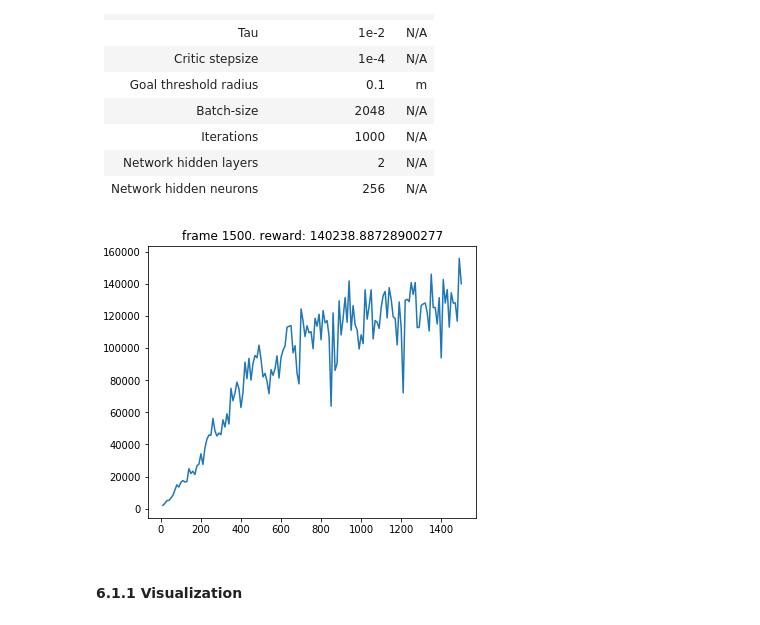
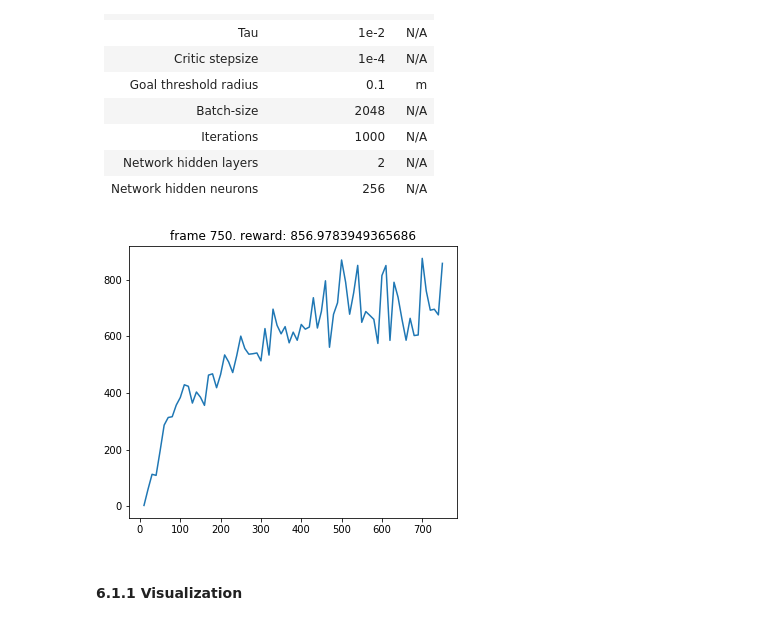
Before and after one commit to seanny1986/quadrotor, a Jupyter notebook: waypoint_navigation.ipynb, the cells around one changed output. Saved outputs shown, nothing was run; the diff lists cells and outputs as text; code cells hidden in the pictures.

```diff
--- a/waypoint_navigation.ipynb
+++ b/waypoint_navigation.ipynb
@@ -521,17 +521,21 @@ We conduct the following experiments:
 
 All agents are trained using the *exact same* reward function and weightings. To make this explicit, we include the reward function below, and pass it to the environment for training. We will repeat this step for all test environments:
 # %%
-from math import sin, cos
+from math import sin, cos, exp
 
 def reward_func(self, state, action, normalized_rpm):
         xyz, sin_zeta, cos_zeta, uvw, pqr = state
 
         # agent gets a negative reward based on how far away it is from the desired goal state
-        guide_rew = 1/self.curr_dist if self.curr_dist > self.goal_thresh else 1/self.goal_thresh
-        dist_rew = 100*(self.prev_dist-self.curr_dist+guide_rew)
-        att_rew = 100*(self.prev_att_sin+self.prev_att_cos-self.curr_att_sin-self.curr_att_cos)
-        vel_rew = 50*(self.prev_vel-self.curr_vel)
-        ang_rew = 50*(self.prev_ang-self.curr_ang)
+        if not self.flagged:
+            guide_rew = self.curr_dist if self.curr_dist > self.goal_thresh else self.goal_thresh
+        else:
+            guide_rew = 0
+
+        dist_rew = 10*(self.prev_dist-self.curr_dist+exp(-guide_rew)/exp(-self.goal_thresh))
+        att_rew = 10*(self.prev_att_sin+self.prev_att_cos-self.curr_att_sin-self.curr_att_cos)
+        vel_rew = 5*(self.prev_vel-self.curr_vel)
+        ang_rew = 5*(self.prev_ang-self.curr_ang)
 
         # agent gets a negative reward for excessive action inputs
         ctrl_rew = -sum([((a-self.hov_rpm)/self.max_rpm)**2 for a in action])
@@ -539,8 +543,8 @@ def reward_func(self, state, action, normalized_rpm):
         ctrl_rew -= 0*sum([(x-y)**2 for x, y in zip(xyz, self.prev_xyz)])
         ctrl_rew -= 0*sum([(z-sin(k))**2 for z, k in zip(sin_zeta, self.prev_zeta)])
         ctrl_rew -= 0*sum([(z-cos(k))**2 for z, k in zip(cos_zeta, self.prev_zeta)])
-        ctrl_rew -= 10*sum([(u-v)**2 for u, v in zip(uvw, self.prev_uvw)])
-        ctrl_rew -= 10*sum([(p-q)**2 for p, q in zip(pqr, self.prev_pqr)])
+        ctrl_rew -= 100*sum([(u-v)**2 for u, v in zip(uvw, self.prev_uvw)])
+        ctrl_rew -= 100*sum([(p-q)**2 for p, q in zip(pqr, self.prev_pqr)])
 
         # time reward for staying in the air
         time_rew = 0.
@@ -548,11 +552,13 @@ def reward_func(self, state, action, normalized_rpm):
         # calculate total reward
         total_reward = dist_rew+att_rew+vel_rew+ang_rew+ctrl_rew+time_rew
         return total_reward, {"dist_rew": dist_rew,
-                                "att_rew": att_rew,
-                                "vel_rew": vel_rew,
-                                "ang_rew": ang_rew,
-                                "ctrl_rew": ctrl_rew,
-                                "time_rew": time_rew}
+                              "att_rew": att_rew,
+                              "ang_rew": ang_rew,
+                              "vel_rew": vel_rew,
+                              "ctrl_rew": ctrl_rew,
+                              "time_rew": time_rew}
+
+agents, episodes, rewards = [], [], []
 # %% [markdown]
 All of our agents use the same observation space:
 
@@ -604,33 +610,32 @@ Our first objective is to test the standard agent, and to determine whether or n
 # %%
 from types import MethodType
 
 env_one = gym.make("Trajectory-v0")
 env_one.goal_thresh = 0.1
 env_one.reward = MethodType(reward_func, env_one)
 
 params = cfg.trpo
 
 state_dim = env_one.observation_space.shape[0]
 action_dim = env_one.action_space.shape[0]
 hidden_dim = params["hidden_dim"]
 
 pi = Actor(state_dim, hidden_dim, action_dim)
 beta = Actor(state_dim, hidden_dim, action_dim)
 critic = torch.nn.Sequential(
                 torch.nn.Linear(state_dim, hidden_dim),
                 torch.nn.Tanh(),
                 torch.nn.Linear(hidden_dim, hidden_dim),
                 torch.nn.Tanh(),
                 torch.nn.Linear(hidden_dim, 1))
 agent = trpo_peb.TRPO(pi, beta, critic, params["network_settings"])
 crit_opt = torch.optim.Adam(critic.parameters())
-ep, rew, agent = train_standard(env_one, agent, crit_opt, batch_size=4096, iterations=1500, log_interval=10, render=False, fname="main_0.1_rad")
-agents, episodes, rewards = [], [], []
+ep, rew, agent = train_standard(env_one, agent, crit_opt, batch_size=2048, iterations=750, log_interval=10, render=False, fname="main_0.1_rad")
 agents.append(agent)
 episodes.append(ep)
 rewards.append(rew)
 # %% [output]
-[figure, old version]
+[figure, new version]
 # %% [markdown]
 #### 6.1.1 Visualization
 # %%
```
Also changed, not shown: parts of 15 cells of this notebook, 10 other files.
